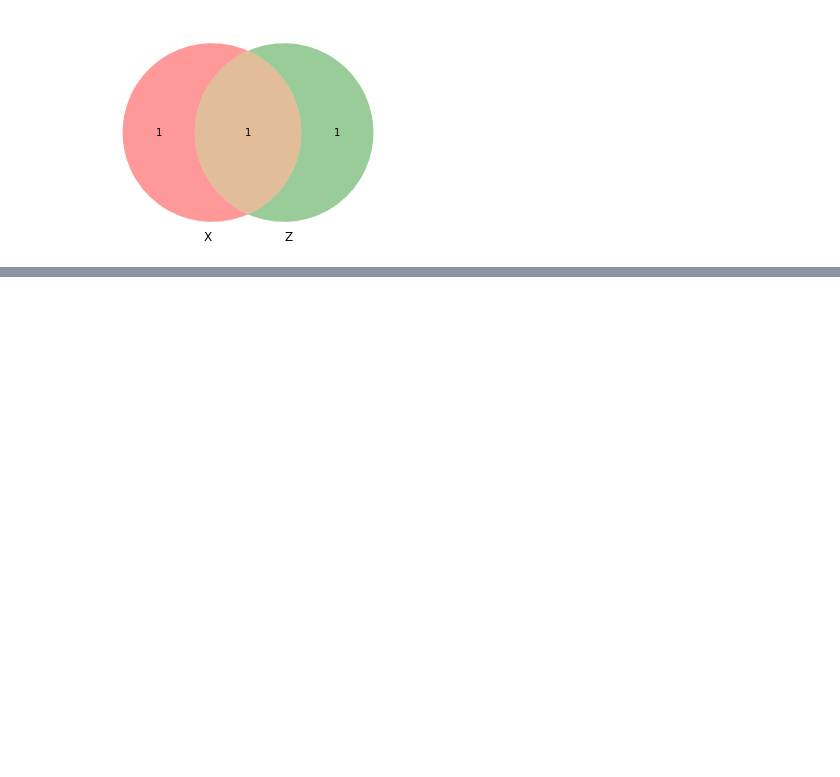
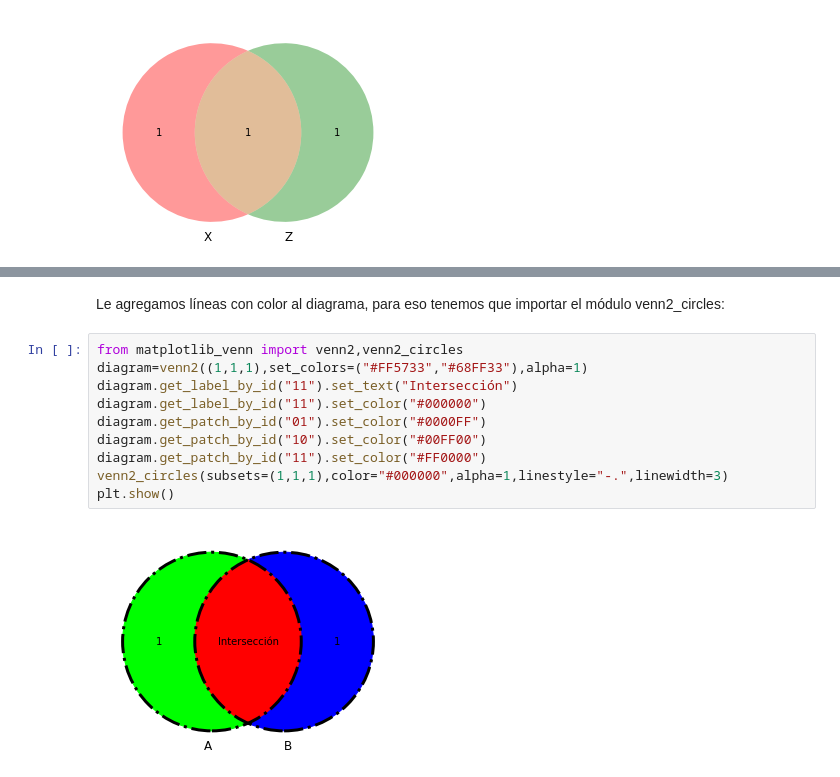
Before and after one commit to femaffi13/Python, a Jupyter notebook: Matplotlib/p.ipynb, the cells around one changed output, grey strips where cells are left out. Cells and saved outputs as stored; diff of their text form; blank space fills up the shorter version.

Commit message:
matplotlib

```diff
--- a/Matplotlib/p.ipynb
+++ b/Matplotlib/p.ipynb
@@ -27,0 +44,14 @@ plt.show()
+# %% [markdown]
+Le agregamos líneas con color al diagrama, para eso tenemos que importar el módulo venn2_circles:
+# %%
+from matplotlib_venn import venn2,venn2_circles
+diagram=venn2((1,1,1),set_colors=("#FF5733","#68FF33"),alpha=1)
+diagram.get_label_by_id("11").set_text("Intersección")
+diagram.get_label_by_id("11").set_color("#000000")
+diagram.get_patch_by_id("01").set_color("#0000FF")
+diagram.get_patch_by_id("10").set_color("#00FF00")
+diagram.get_patch_by_id("11").set_color("#FF0000")
+venn2_circles(subsets=(1,1,1),color="#000000",alpha=1,linestyle="-.",linewidth=3)
+plt.show()
+# %% [output]
+[figure, added]
```
Also changed, not shown: parts of 12 cells of this notebook.
